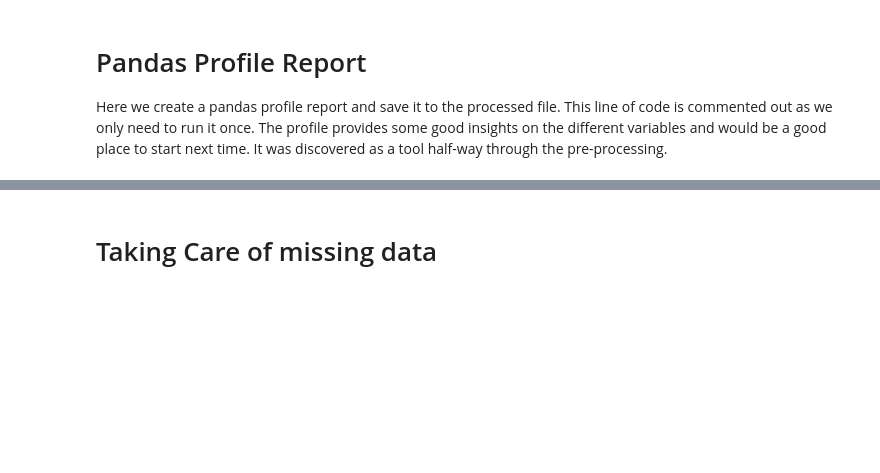
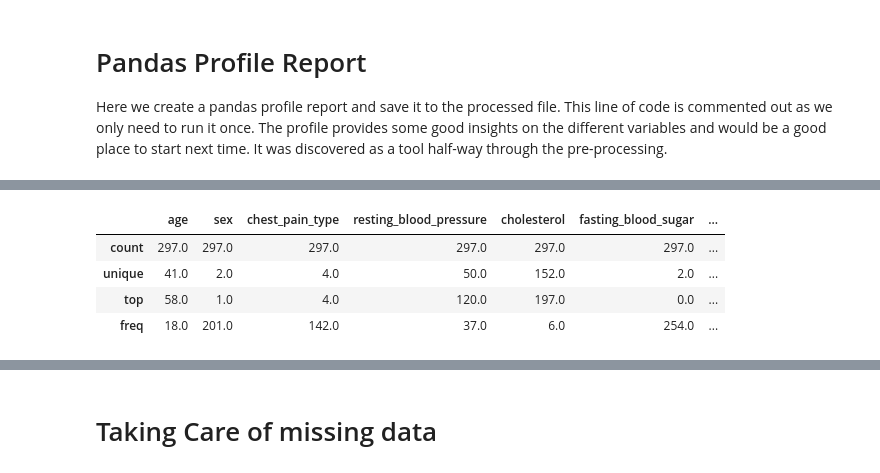
Before and after one commit to abroniewski/Heart-Disease-Machine-Learning-Exploration, a Jupyter notebook: src/Heart_Disease_Detection.ipynb, the cells around one changed output, grey strips where cells are left out. Cells and saved outputs as stored; diff of their text form; code cells hidden in the pictures; blank space fills up the shorter version.

```diff
--- a/src/Heart_Disease_Detection.ipynb
+++ b/src/Heart_Disease_Detection.ipynb
@@ -103,5 +171,12 @@ hd.dtypes
 # %%
-hd.describe(include="float")
+#hd.describe(include="float")
+hd.describe()
+# %% [output]
+|  | age | sex | chest_pain_type | resting_blood_pressure | cholesterol | fasting_blood_sugar | ... |
+| count | 297.0 | 297.0 | 297.0 | 297.0 | 297.0 | 297.0 | ... |
+| unique | 41.0 | 2.0 | 4.0 | 50.0 | 152.0 | 2.0 | ... |
+| top | 58.0 | 1.0 | 4.0 | 120.0 | 197.0 | 0.0 | ... |
+| freq | 18.0 | 201.0 | 142.0 | 37.0 | 6.0 | 254.0 | ... |
 # %%
 hd.describe(include="object")
 hd.head
```
Also changed, not shown: parts of 61 cells of this notebook.
